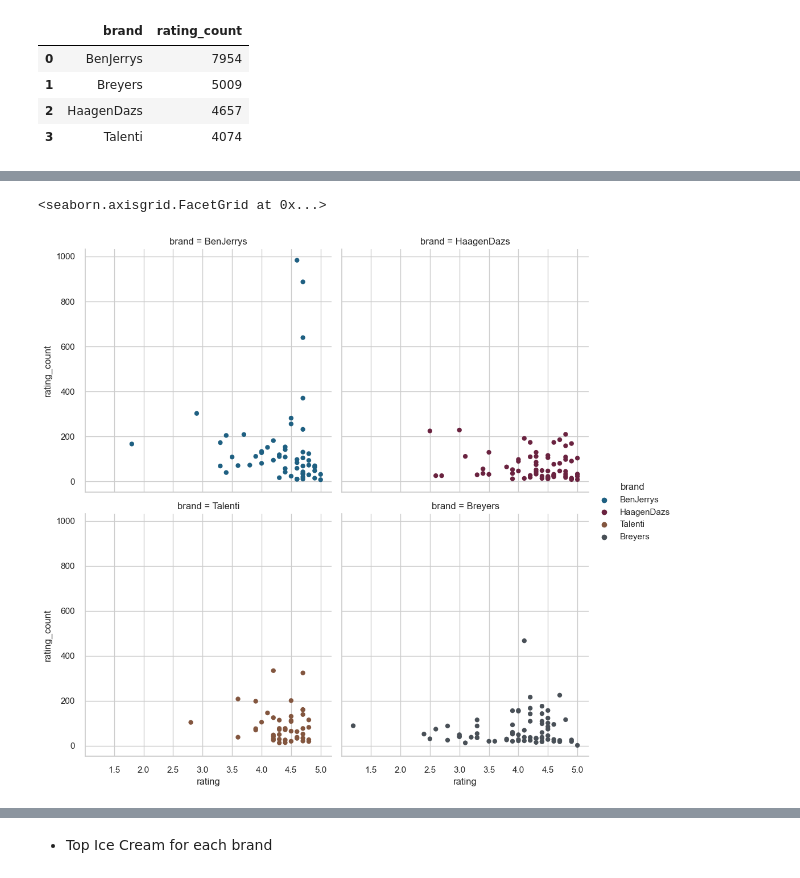
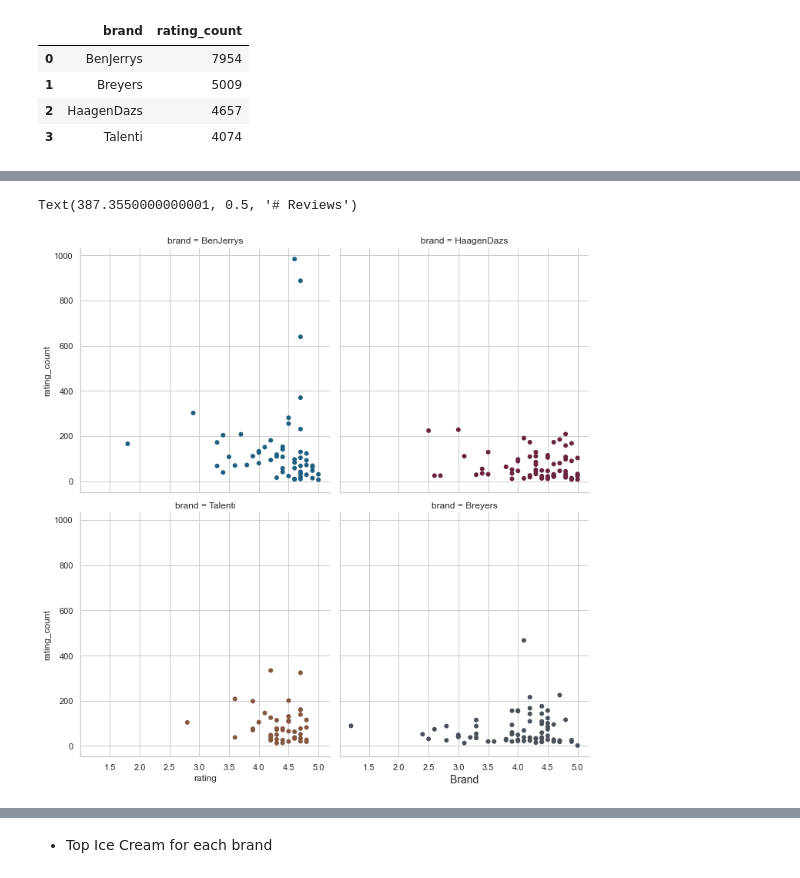
Before and after one commit to kajinmo/icecream, a Jupyter notebook: icecream.ipynb, the cells around one changed output, grey strips where cells are left out. Cells and saved outputs as stored; diff of their text form; code cells hidden in the pictures.

```diff
--- a/icecream.ipynb
+++ b/icecream.ipynb
@@ -46,0 +62,8 @@ sns.despine(left=True, bottom=True)
+# %%
+sns.set()
+%matplotlib inline
+rcParams['figure.figsize'] = 12,8
+rcParams['figure.titlesize'] = 18
+rcParams['font.size'] = 28
+sns.set_theme(style="whitegrid")
+sns.despine(left=True, bottom=True)
@@ -66,10 +100,3 @@ color_reference
-# %%
-sns.set()
-plt.style.use('seaborn-v0_8-notebook')
-%matplotlib inline
-rcParams['figure.figsize'] = 12,8
-rcParams['figure.titlesize'] = 14
-rcParams['font.size'] = 15
 # %% [markdown]
 * Exploratory Data Analysis
 # %%
@@ -143,15 +202,17 @@ Text(0, 0.5, '# Reviews')
 # %%
 # scatter plot by brand
 sns.relplot(data=df,
                 x='rating', y='rating_count',
                 hue='brand',
                 col='brand',
                 palette=my_colors,
-                sizes=(1, 6), linewidth=0, col_wrap=2
+                sizes=(1, 6), linewidth=0, col_wrap=2, legend=False
                 )
+plt.xlabel('Brand', size=14)
+plt.ylabel('# Reviews', size=14)
 # %% [output]
-<seaborn.axisgrid.FacetGrid at 0x...>
+Text(387.3550000000001, 0.5, '# Reviews')
-[figure, old version]
+[figure, new version]
 # %%
 # scatter plot by brand
 _, axs = plt.subplots(nrows=1, ncols=2) # making a subplot with 1 row and 2 columns
```
Also changed, not shown: parts of 59 cells of this notebook.
